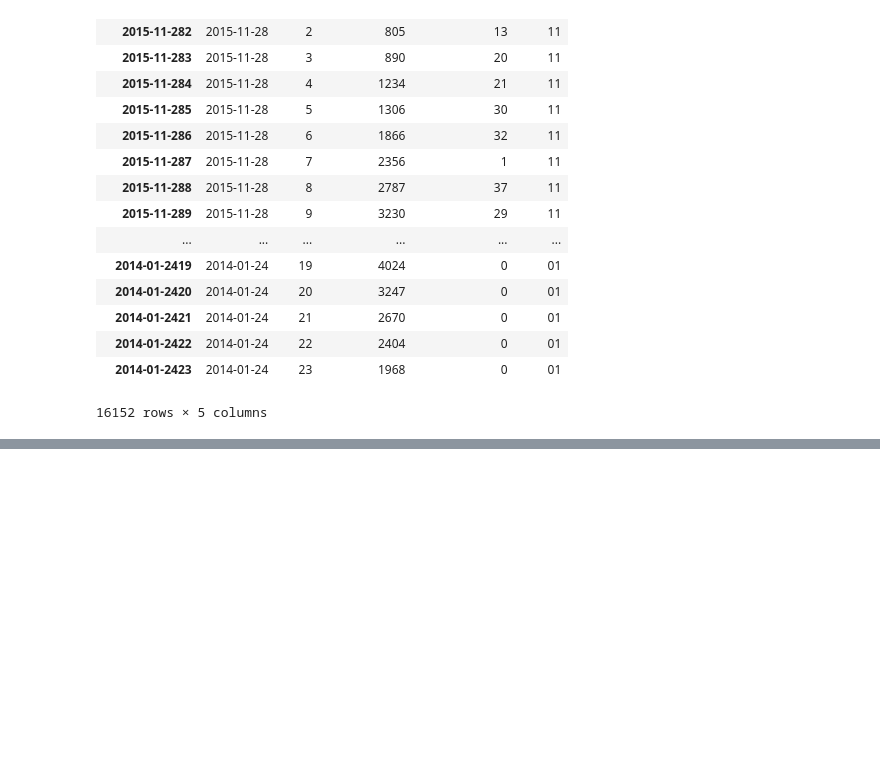
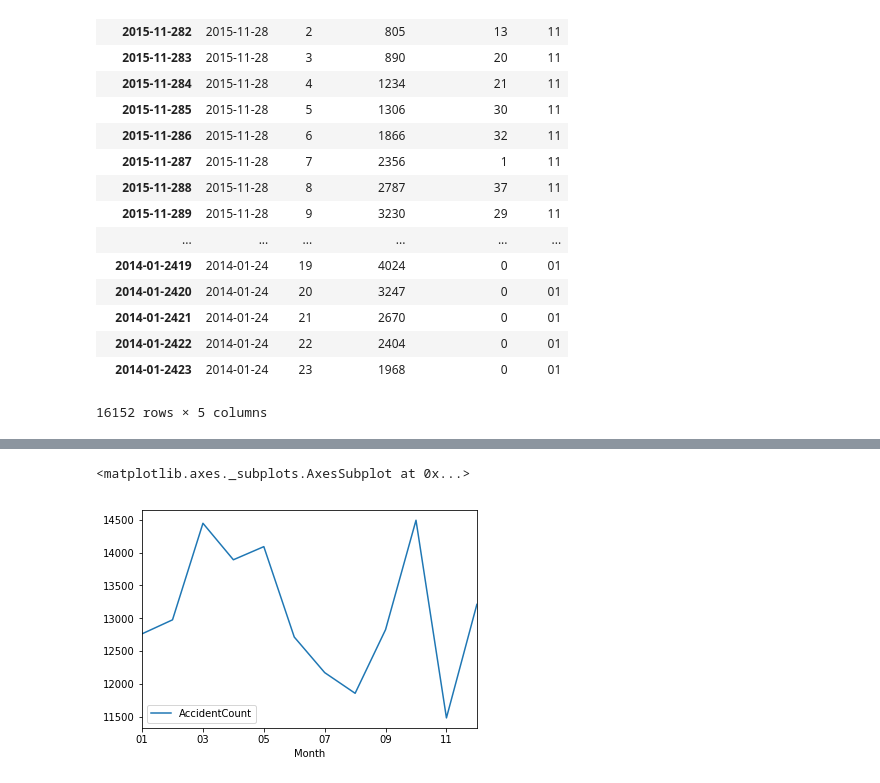
Before and after one commit to DeeptanshuM/HackHarvard2018, a Jupyter notebook: DataCleaningandProcessing.ipynb, the cells around one changed output, grey strips where cells are left out. Drawn from its saved outputs; the diff is of its cells as text; code cells hidden in the pictures; blank space fills up the shorter version.

```diff
--- a/DataCleaningandProcessing.ipynb
+++ b/DataCleaningandProcessing.ipynb
@@ -162,0 +211,7 @@ finalDf
+# %%
+df = df12MonthsHourlyAccidentsAndTrafficData.set_index('Month')
+df = df.groupby(df.index)[['AccidentCount']].sum()
+df.plot.line()
+# %% [output]
+<matplotlib.axes._subplots.AxesSubplot at 0x...>
+[figure, added]
```
Also changed, not shown: parts of 7 cells of this notebook.
